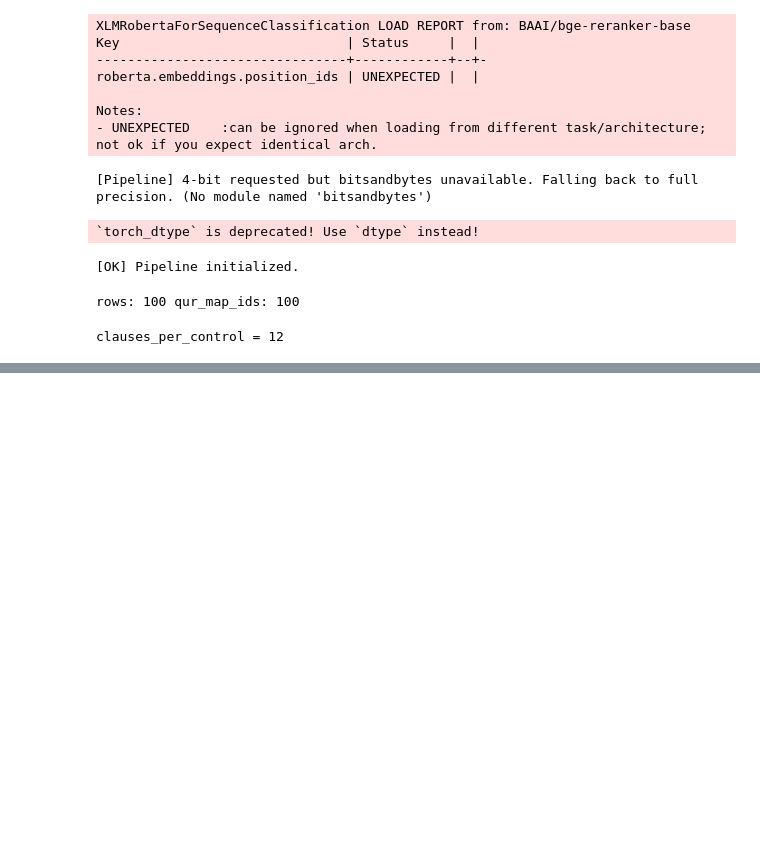
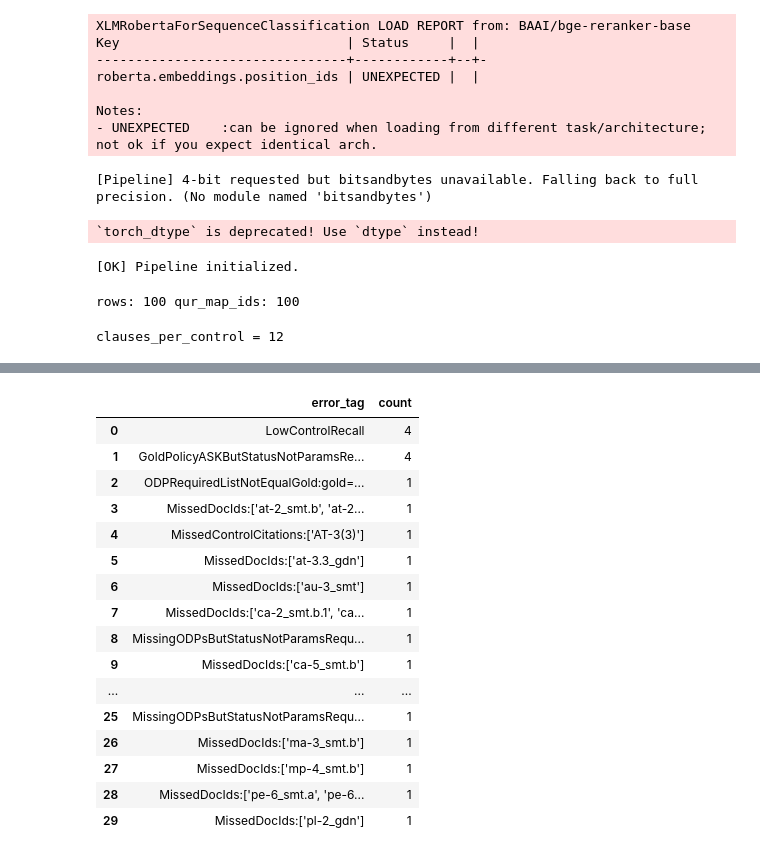
Before and after one commit to Wenjia1215/ComplianceGPT, a Jupyter notebook: src/compliancegpt/pipeline/batch_run/rev5/Batch_Run.ipynb, the cells around one changed output, grey strips where cells are left out. Saved outputs shown, nothing was run; the diff lists cells and outputs as text; code cells hidden in the pictures; blank space fills up the shorter version.

```diff
--- a/src/compliancegpt/pipeline/batch_run/Batch_Run.ipynb
+++ b/src/compliancegpt/pipeline/batch_run/rev5/Batch_Run.ipynb
@@ -302,0 +362,81 @@ PARAMS_REQUIRED
+# %%
+import numpy as np
+import pandas as pd
+
+def _rate(s: pd.Series) -> float:
+    if len(s) == 0:
+        return 0.0
+    return float(np.mean(s.astype(bool)))
+
+def _nanmean(s: pd.Series) -> float:
+    if len(s) == 0:
+        return float("nan")
+    return float(np.nanmean(pd.to_numeric(s, errors="coerce").values))
+
+overall = pd.DataFrame([{
+    "n": int(len(df_eval)),
+    "strict_verifier_pass_rate": _rate(df_eval["verifier_pass"]),
+    "control_hit_rate": _rate(df_eval["control_hit_any"]),
+    "control_full_recall_rate": _rate(df_eval["control_full_recall"]),
+    "doc_hit_rate": _rate(df_eval["doc_hit_any"]),
+    "doc_full_recall_rate": _rate(df_eval["doc_full_recall"]),
+    "avg_evidence_span_count": float(df_eval["evidence_span_count"].mean()) if len(df_eval) else 0.0,
+    "has_evidence_spans_rate": _rate(df_eval["has_evidence_spans"]),
+    "avg_verbatim_strict_pass_rate": _nanmean(df_eval["verbatim_strict_pass_rate"]),
+    "avg_verbatim_normalized_pass_rate": _nanmean(df_eval["verbatim_normalized_pass_rate"]),
+}])
+
+display(overall)
+
+# Breakdown by contract status
+by_status = df_eval.groupby("status", dropna=False).agg(
+    n=("query_id", "count"),
+    strict_verifier_pass_rate=("verifier_pass", _rate),
+    control_hit_rate=("control_hit_any", _rate),
+    doc_hit_rate=("doc_hit_any", _rate),
+    avg_evidence_span_count=("evidence_span_count", "mean"),
+).reset_index()
+
+display(by_status)
+
+# Breakdown by gold resolution policy, if present
+if "gold_resolution_policy" in df_eval.columns:
+    by_policy = df_eval.groupby("gold_resolution_policy", dropna=False).agg(
+        n=("query_id", "count"),
+        strict_verifier_pass_rate=("verifier_pass", _rate),
+        control_hit_rate=("control_hit_any", _rate),
+        doc_hit_rate=("doc_hit_any", _rate),
+    ).reset_index()
+    display(by_policy)
+
+# Top error tags
+from collections import Counter
+
+tags = []
+for s in df_eval["verifier_errors"].fillna("").astype(str).tolist():
+    if not s.strip():
+        continue
+    tags.extend([t.strip() for t in s.split("|") if t.strip()])
+top_tags = pd.DataFrame(Counter(tags).most_common(30), columns=["error_tag", "count"])
+display(top_tags)
+
+# Relationship: strict pass rate vs. gold clause count buckets (if available)
+if "gold_clause_count" in df_eval.columns:
+    def _bucket(n: int) -> str:
+        if n <= 1:
+            return "0-1"
+        if n == 2:
+            return "2"
+        if n in (3, 4):
+            return "3-4"
+        return "5+"
+    df_eval["gold_clause_count_bucket"] = df_eval["gold_clause_count"].apply(lambda x: _bucket(int(x)))
+    bucket_table = df_eval.groupby("gold_clause_count_bucket", dropna=False).agg(
+        n=("query_id", "count"),
+        strict_verifier_pass_rate=("verifier_pass", _rate),
+        control_hit_rate=("control_hit_any", _rate),
+        doc_hit_rate=("doc_hit_any", _rate),
+        avg_gold_clause_count=("gold_clause_count", "mean"),
+    ).reset_index().sort_values("gold_clause_count_bucket")
+    display(bucket_table)
+# %% [output]
@@ -302,0 +453,17 @@ PARAMS_REQUIRED
+|  | error_tag | count |
+| 0 | LowControlRecall | 4 |
+| 1 | GoldPolicyASKButStatusNotParamsRe... | 4 |
+| 2 | ODPRequiredListNotEqualGold:gold=... | 1 |
+| 3 | MissedDocIds:['at-2_smt.b', 'at-2... | 1 |
+| 4 | MissedControlCitations:['AT-3(3)'] | 1 |
+| 5 | MissedDocIds:['at-3.3_gdn'] | 1 |
+| 6 | MissedDocIds:['au-3_smt'] | 1 |
+| 7 | MissedDocIds:['ca-2_smt.b.1', 'ca... | 1 |
+| 8 | MissingODPsButStatusNotParamsRequ... | 1 |
+| 9 | MissedDocIds:['ca-5_smt.b'] | 1 |
+| ... | ... | ... |
+| 25 | MissingODPsButStatusNotParamsRequ... | 1 |
+| 26 | MissedDocIds:['ma-3_smt.b'] | 1 |
+| 27 | MissedDocIds:['mp-4_smt.b'] | 1 |
+| 28 | MissedDocIds:['pe-6_smt.a', 'pe-6... | 1 |
+| 29 | MissedDocIds:['pl-2_gdn'] | 1 |
```
Also changed, not shown: parts of 11 cells of this notebook, 11 other files.
